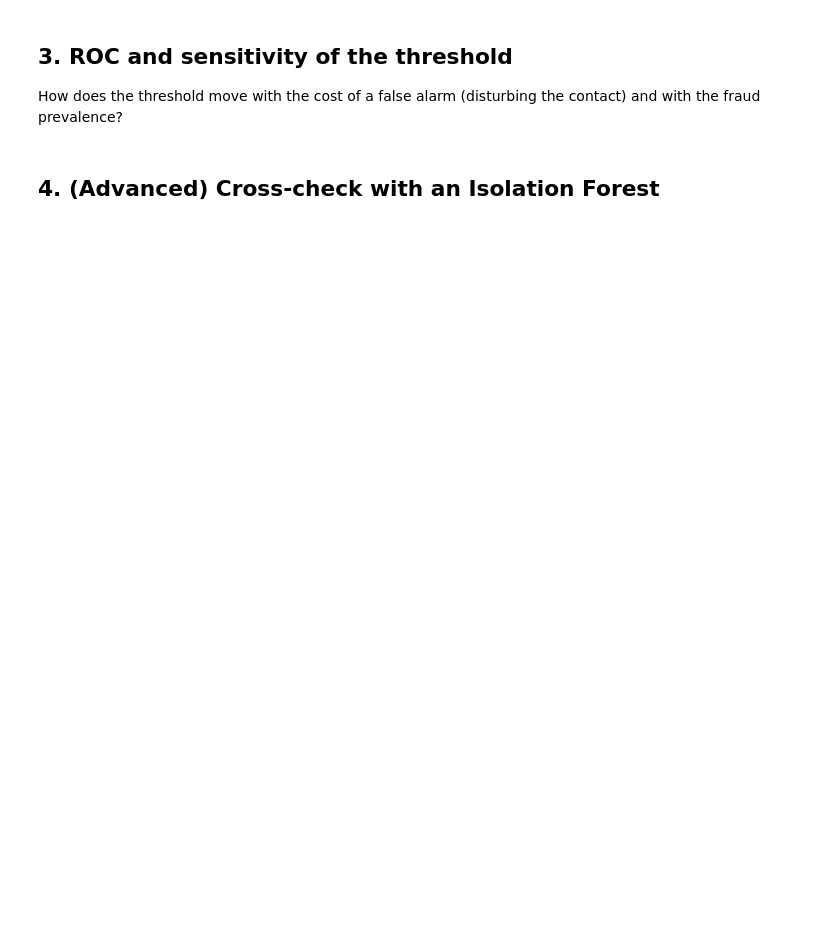
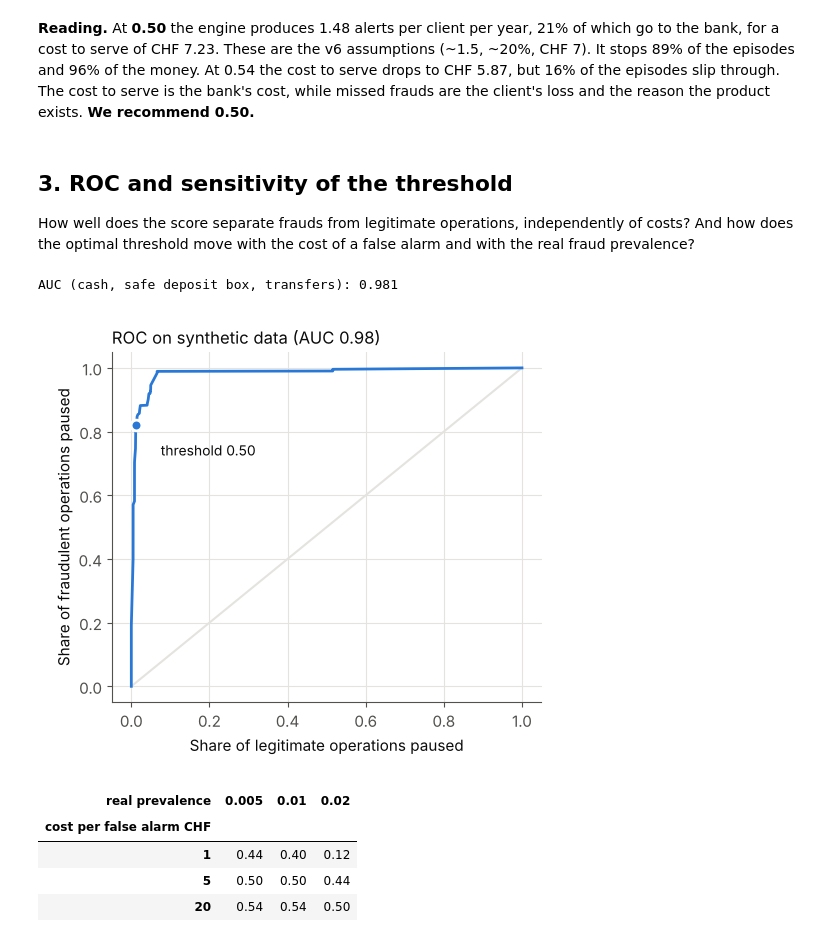
Before and after one commit to Amg-challenge/SENTINEL, a Jupyter notebook: backend/notebooks/calibrazione.ipynb, the cells around one changed output. Saved outputs shown, nothing was run; the diff lists cells and outputs as text; code cells hidden in the pictures; blank space fills up the shorter version.

```diff
--- a/backend/notebooks/calibrazione.ipynb
+++ b/backend/notebooks/calibrazione.ipynb
@@ -32,5 +0,0 @@ parametri = {
-# %%
-port = profiles.genera_portafoglio(n_clienti=300, prob_frode=0.3, seed=0)
-scored = economics.punteggia_portafoglio(port)
-curve, threshold = economics.calibra_soglia(scored)
-threshold
@@ -37,12 +210,37 @@ threshold
+# %% [markdown]
+**Reading.** At **0.50** the engine produces 1.48 alerts per client per year, 21% of which go to the bank, for a cost to serve of CHF 7.23. These are the v6 assumptions (~1.5, ~20%, CHF 7). It stops 89% of the episodes and 96% of the money. At 0.54 the cost to serve drops to CHF 5.87, but 16% of the episodes slip through. The cost to serve is the bank's cost, while missed frauds are the client's loss and the reason the product exists. **We recommend 0.50.**
 # %% [markdown]
 ## 3. ROC and sensitivity of the threshold
-How does the threshold move with the cost of a false alarm (disturbing the contact) and with the fraud prevalence?
+How well does the score separate frauds from legitimate operations, independently of costs? And how does the optimal threshold move with the cost of a false alarm and with the real fraud prevalence?
-# %%
-in_scope = scored[scored['canale'] != 'carta']
-roc, auc = economics.curva_roc(in_scope.loc[~in_scope.frode_reale, 'punteggio'], in_scope.loc[in_scope.frode_reale, 'punteggio'])
-print('AUC', round(auc, 3))
-for c in [1, 5, 20]:
-    for prev in [0.005, 0.01, 0.02]:
-        print(c, prev, economics.calibra_soglia(scored, prevalenza_reale=prev, costo_falso_allarme=c)[1])
-# %% [markdown]
-## 4. (Advanced) Cross-check with an Isolation Forest
+# %%
+in_scope = scored[scored['canale'] != 'carta']
+roc, auc = economics.curva_roc(in_scope.loc[~in_scope['frode_reale'], 'punteggio'],
+                               in_scope.loc[in_scope['frode_reale'], 'punteggio'])
+print('AUC (cash, safe deposit box, transfers):', round(auc, 3))
+
+fig, ax = plt.subplots(figsize=(5.2, 4.6))
+ax.plot([0, 1], [0, 1], color=GRID, lw=1.5, zorder=1)
+ax.plot(roc['fpr'], roc['tpr'], color=ACCENT, lw=2, zorder=2)
+p = roc.iloc[(roc['soglia'] - soglia).abs().argmin()]
+ax.scatter([p['fpr']], [p['tpr']], s=60, color=ACCENT, edgecolor='white', linewidth=2, zorder=3)
+ax.annotate(f'threshold {soglia:.2f}', (p['fpr'], p['tpr']), xytext=(18, -22),
+            textcoords='offset points', color=INK, fontsize=10)
+ax.set_xlabel('Share of legitimate operations paused')
+ax.set_ylabel('Share of fraudulent operations paused')
+ax.set_title(f'ROC on synthetic data (AUC {auc:.2f})', loc='left', color=INK, fontsize=12)
+ax.grid(color=GRID, lw=0.8); ax.set_axisbelow(True)
+fig.tight_layout(); fig.savefig(os.path.join(FIG_DIR, 'roc.png'), dpi=200)
+
+# Sensitivity of the threshold: cost of disturbing the contact x real fraud prevalence
+sens = pd.DataFrame([(c, prev, economics.calibra_soglia(scored, prevalenza_reale=prev, costo_falso_allarme=c)[1])
+                     for c in [1, 5, 20] for prev in [0.005, 0.01, 0.02]],
+                    columns=['cost per false alarm CHF', 'real prevalence', 'threshold'])
+sens.pivot(index='cost per false alarm CHF', columns='real prevalence', values='threshold')
+# %% [output]
+AUC (cash, safe deposit box, transfers): 0.981
+[figure, added]
+| real prevalence | 0.005 | 0.01 | 0.02 |
+| cost per false alarm CHF |  |  |  |
+| 1 | 0.44 | 0.40 | 0.12 |
+| 5 | 0.50 | 0.50 | 0.44 |
+| 20 | 0.54 | 0.54 | 0.50 |
```
Also changed, not shown: parts of 26 cells of this notebook, 5 other files.
